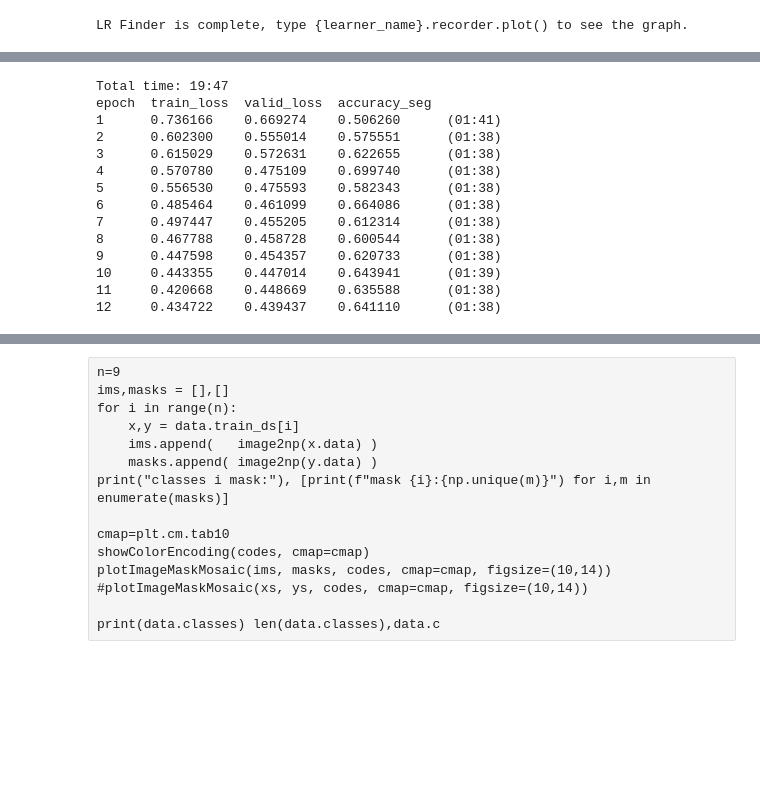
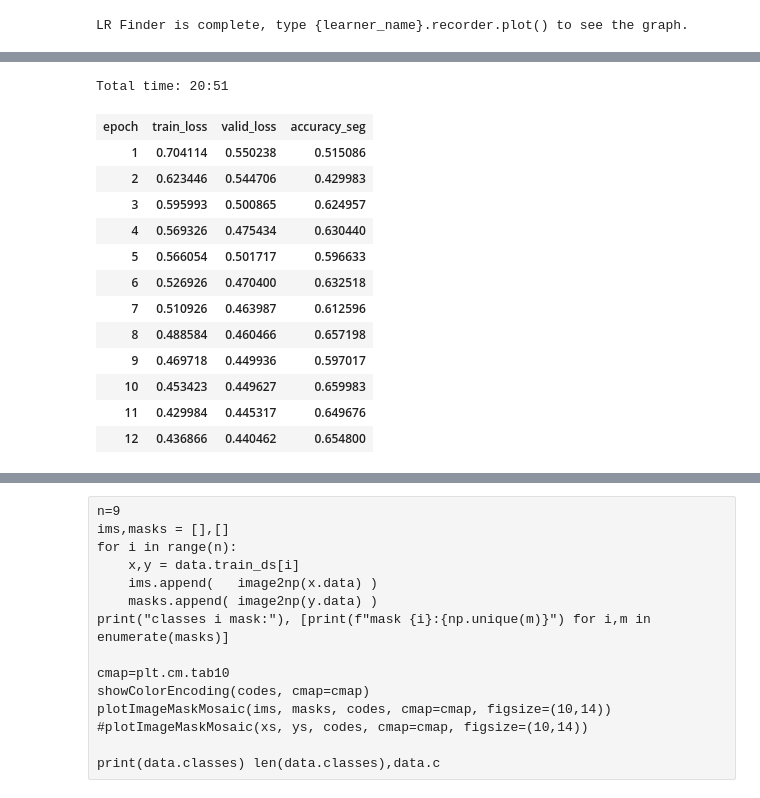
Before and after one commit to kasparlund/mammography, a Jupyter notebook: mammo_segmentationex_mean.ipynb, the cells around one changed output, grey strips where cells are left out. Saved outputs shown, nothing was run; the diff lists cells and outputs as text; code cells hidden in the pictures; blank space fills up the shorter version.

```diff
--- a/mammo_segmentationex_mean.ipynb
+++ b/mammo_segmentationex_mean.ipynb
@@ -430,23 +430,25 @@ learn.recorder.plot(skip_end=3)
 # %%
-lr=0.8e-3 #wd=0.3, moms=(0.97,0.87)y.view(-1,1)
-learn.fit_one_cycle(12, slice(lr) ) #, wd=wd, moms = moms )
+lr=0.8e-3
+wd=0.3
+moms=(0.97,0.87)
+learn.fit_one_cycle(12, slice(lr) , wd=wd, moms = moms )
 n=gc.collect()
 torch.cuda.empty_cache()
 # %% [output]
-Total time: 19:47
-epoch  train_loss  valid_loss  accuracy_seg
-1      0.736166    0.669274    0.506260      (01:41)
-2      0.602300    0.555014    0.575551      (01:38)
-3      0.615029    0.572631    0.622655      (01:38)
-4      0.570780    0.475109    0.699740      (01:38)
-5      0.556530    0.475593    0.582343      (01:38)
-6      0.485464    0.461099    0.664086      (01:38)
-7      0.497447    0.455205    0.612314      (01:38)
-8      0.467788    0.458728    0.600544      (01:38)
-9      0.447598    0.454357    0.620733      (01:38)
-10     0.443355    0.447014    0.643941      (01:39)
-11     0.420668    0.448669    0.635588      (01:38)
-12     0.434722    0.439437    0.641110      (01:38)
+Total time: 20:51
+| epoch | train_loss | valid_loss | accuracy_seg |
+| 1 | 0.704114 | 0.550238 | 0.515086 |
+| 2 | 0.623446 | 0.544706 | 0.429983 |
+| 3 | 0.595993 | 0.500865 | 0.624957 |
+| 4 | 0.569326 | 0.475434 | 0.630440 |
+| 5 | 0.566054 | 0.501717 | 0.596633 |
+| 6 | 0.526926 | 0.470400 | 0.632518 |
+| 7 | 0.510926 | 0.463987 | 0.612596 |
+| 8 | 0.488584 | 0.460466 | 0.657198 |
+| 9 | 0.469718 | 0.449936 | 0.597017 |
+| 10 | 0.453423 | 0.449627 | 0.659983 |
+| 11 | 0.429984 | 0.445317 | 0.649676 |
+| 12 | 0.436866 | 0.440462 | 0.654800 |
 # %%
 learn.recorder.plot_losses()
 # %% [output]
```
Also changed, not shown: parts of 14 cells of this notebook, 3 other files.
